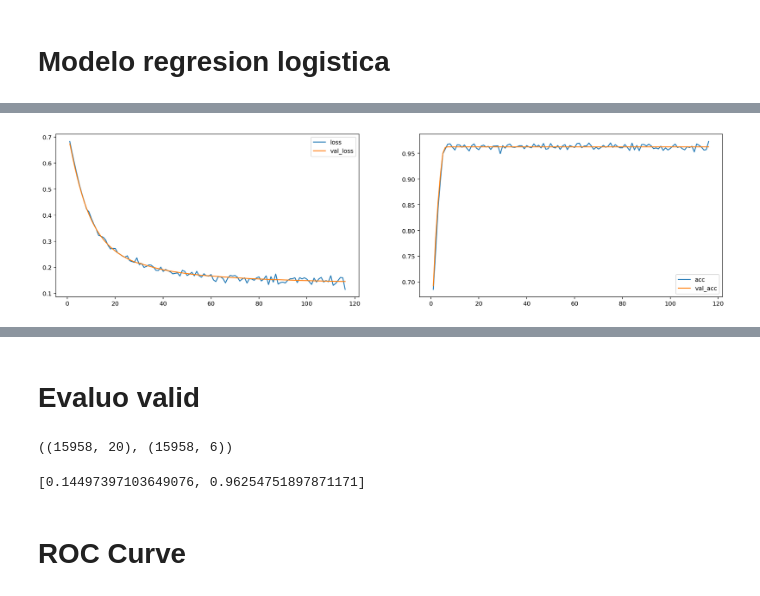
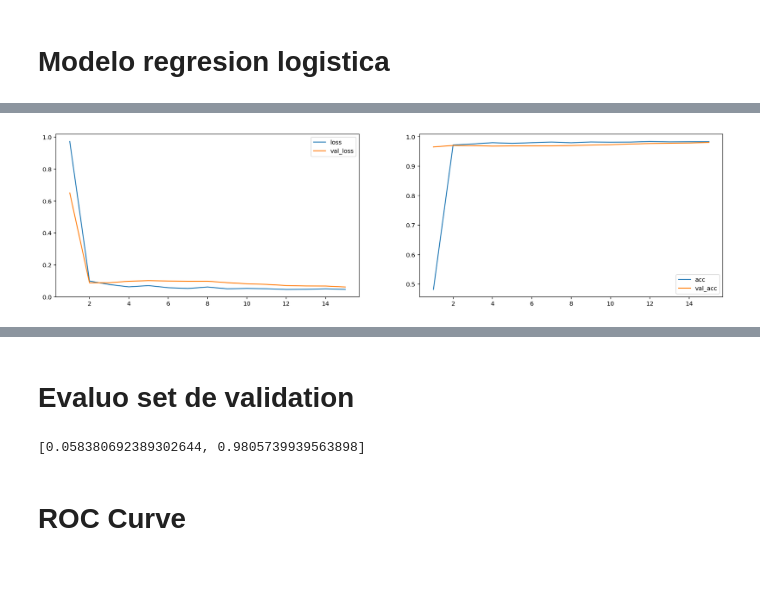
Before and after one commit to Georgizze/ejercitacion_ITBA_ML, a Jupyter notebook: multiclass/3-toxic_comments.ipynb, the cells around one changed output, grey strips where cells are left out. Drawn from its saved outputs; the diff is of its cells as text; code cells hidden in the pictures.

Commit message:
Toxic commets challenge

```diff
--- a/multiclass/3-toxic_comments.ipynb
+++ b/multiclass/3-toxic_comments.ipynb
@@ -98,0 +13,23 @@ tfidf_matrix_train = tfidf_vectorizer.fit_transform(raw_text_train)
+# %%
+# cargo los datasets
+folder = 'C:/Users/JFerreira/Documents/01 - BI, Big Data and Analytics/ITBA_ML/ejercitacion_ITBA_ML/multiclass/toxic_comments/'
+
+train = pd.read_csv(folder+"train.csv") #set para entrenamiento y validacion
+test = pd.read_csv(folder+"test.csv") #set de prueba con el que evaluan el mejor modelo
+test_labels = pd.read_csv(folder+"test_labels.csv") #labels del set de prueba (lo agregan luego de que finaliza la competencia)
+submission = pd.read_csv(folder+"sample_submission.csv") #formato del submmit para kaggle
+
+list_classes = ["toxic", "severe_toxic", "obscene", "threat", "insult", "identity_hate"]
+y = train[list_classes].values
+
+# Separo el set en train y validation set
+X_train, X_valid, Y_train, Y_valid = train_test_split(train, y, test_size = 0.1)
+
+# veo cuantos datos me quedaron en cada set
+print(X_train.shape)
+print(X_valid.shape)
+
+# me quedo solo con los comentarios (X)
+raw_text_train = X_train["comment_text"].str.lower()
+raw_text_valid = X_valid["comment_text"].str.lower()
+raw_text_test = test["comment_text"].str.lower()
@@ -99 +39,16 @@ tfidf_matrix_train = tfidf_vectorizer.fit_transform(raw_text_train)
+# %%
+# armo la matriz de features
+from sklearn.feature_extraction.text import TfidfVectorizer
+
+max_features = 5000 # cantidad de palabras (features) que voy a usar para entrenar
+tfidf_vectorizer = TfidfVectorizer(max_df=0.95, # ignorar palabras con una frecuencia mayor al 95%
+                                   min_df=2, # ignorar palabras con una frecuencia menor a 2
+                                   max_features=max_features,
+                                   stop_words='english')
+
+tfidf_matrix_train = tfidf_vectorizer.fit_transform(raw_text_train) #datos de entrenamiento
+dense_matrix_train = tfidf_matrix_train.todense()
+
+tfidf_matrix_valid = tfidf_vectorizer.transform(raw_text_valid) #datos de validacion
+dense_matrix_valid = tfidf_matrix_valid.todense()
 # %%
@@ -192,18 +168,19 @@ _________________________________________________________________
 # %%
 from keras.callbacks import ModelCheckpoint
 checkpointer = ModelCheckpoint(filepath='basic_model_best.hdf5', verbose=1, save_best_only=True)
 
 plot_losses = PlotLosses(plot_interval=1,
-                         evaluate_interval=5,
+                         evaluate_interval=30,
                          x_val=dense_matrix_valid,
                          y_val_categorical=Y_valid)
+
 history = model_sig_nn.fit(dense_matrix_train,
           Y_train,
           batch_size = batch_size,
           epochs=epochs,
           verbose=1,
           validation_data=(dense_matrix_valid, Y_valid),
           callbacks=[plot_losses, checkpointer],
          )
 # %% [output]
-[figure, old version]
+[figure, new version]
@@ -212,2 +189,2 @@ Epoch 00003: val_loss improved from 0.15194 to 0.14497, saving model to basic_mo
 # %% [markdown]
-# Evaluo valid
+# Evaluo set de validation
@@ -216,14 +191,14 @@ Epoch 00003: val_loss improved from 0.15194 to 0.14497, saving model to basic_mo
-# %%
-tfidf_matrix_valid.shape, Y_valid.shape
-# %% [output]
-((15958, 20), (15958, 6))
 # %%
+#model_sig_nn.load_weights('basic_model_best.hdf5')
+#tfidf_matrix_valid.shape, Y_valid.shape
+
 pred_valid = model_sig_nn.predict(dense_matrix_valid, verbose = 1)
 pred_train = model_sig_nn.predict(dense_matrix_train, verbose = 1)
+
+# loss y accuracy
+model_sig_nn.evaluate(dense_matrix_valid, Y_valid)
+# %% [output]
+[0.058380692389302644, 0.9805739939563898]
-# %%
-model_sig_nn.evaluate(dense_matrix_valid, Y_valid)
-# %% [output]
-[0.14497397103649076, 0.96254751897871171]
 # %% [markdown]
 # ROC Curve
 # %%
```
Also changed, not shown: parts of 34 cells of this notebook, 7 other files.
